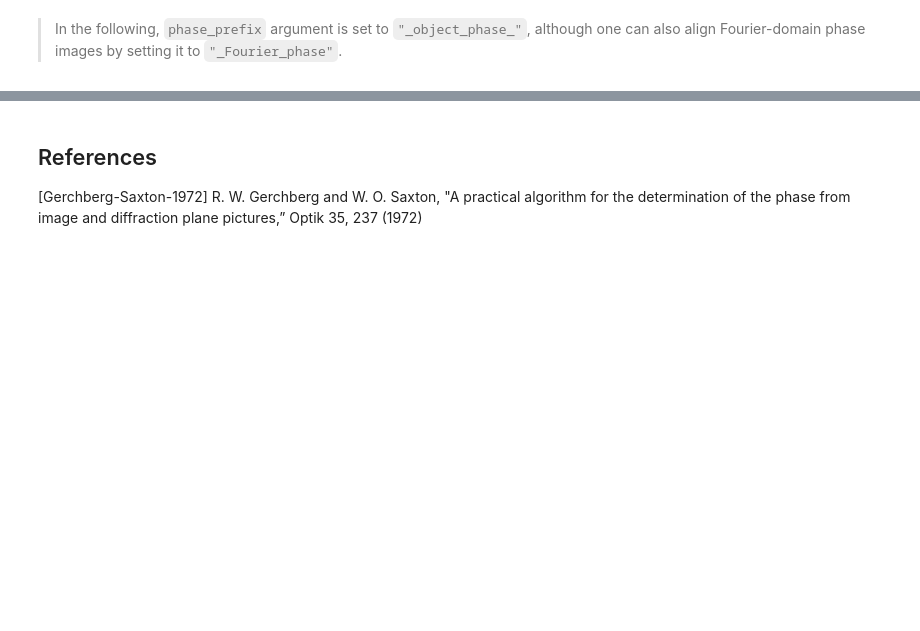
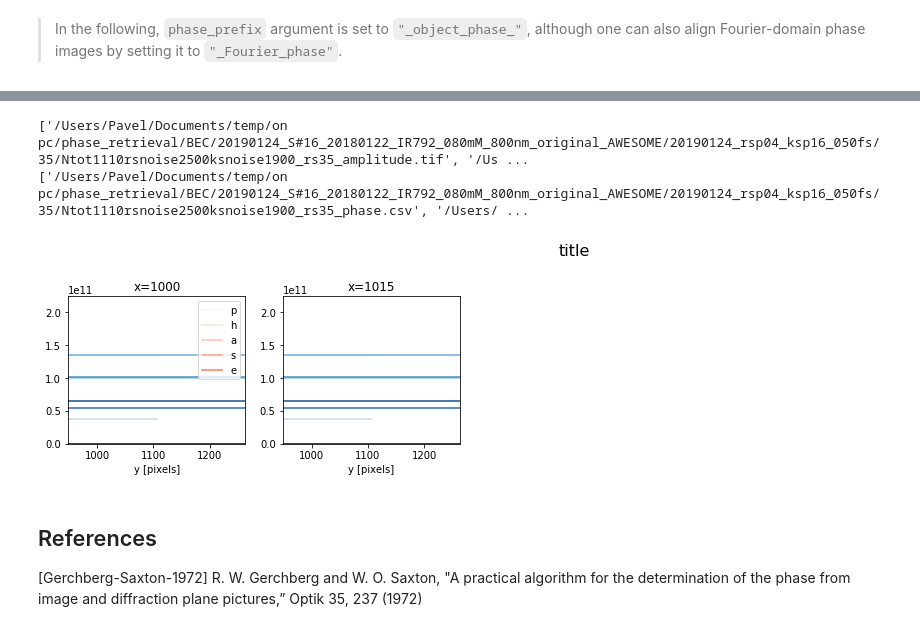
Before and after one commit to pkliui/PhaseRetrieval, a Jupyter notebook: docs/PhaseRetrieval.ipynb, the cells around one changed output, grey strips where cells are left out. Drawn from its saved outputs; the diff is of its cells as text; code cells hidden in the pictures; blank space fills up the shorter version.

```diff
--- a/docs/PhaseRetrieval.ipynb
+++ b/docs/PhaseRetrieval.ipynb
@@ -944,3 +970,25 @@ Aligned phase distribution was saved as  /Users/Pavel/Documents/repos/PhaseRetri
+# %%
+from PhaseRetrieval.modules.analysis import plot_sections_manyfiles
+
+datapath = '/Users/Pavel/Documents/temp/on pc/phase_retrieval/BEC/20190124_S#16_20180122_IR792_080mM_800nm_original_AWESOME/20190124_rsp04_ksp16_050fs/35/'
+import os
+
+filenames =  [os.path.abspath(os.path.join(datapath, p)) for p in os.listdir(datapath) if p.endswith(('tif', 'csv'))]
+
+plot_sections_manyfiles(filenames = filenames,
+                        figtitle='title',
+                        amplitude_kw = 'rs35_amplitude.tif',
+                        phase_kw = 'rs35_phase.csv',
+                        delimiter = '\t',
+                        start=1000,
+                        step=15,
+                        stepsnum=2,
+                        slicedaxis='x',
+                        zoom=7)
+# %% [output]
+['/Users/Pavel/Documents/temp/on pc/phase_retrieval/BEC/20190124_S#16_20180122_IR792_080mM_800nm_original_AWESOME/20190124_rsp04_ksp16_050fs/35/Ntot1110rsnoise2500ksnoise1900_rs35_amplitude.tif', '/Us ...
+['/Users/Pavel/Documents/temp/on pc/phase_retrieval/BEC/20190124_S#16_20180122_IR792_080mM_800nm_original_AWESOME/20190124_rsp04_ksp16_050fs/35/Ntot1110rsnoise2500ksnoise1900_rs35_phase.csv', '/Users/ ...
+[figure, added]
 # %% [markdown]
 ## References <a class="anchor" id="references"></a>
 
```
Also changed, not shown: parts of 26 cells of this notebook.
